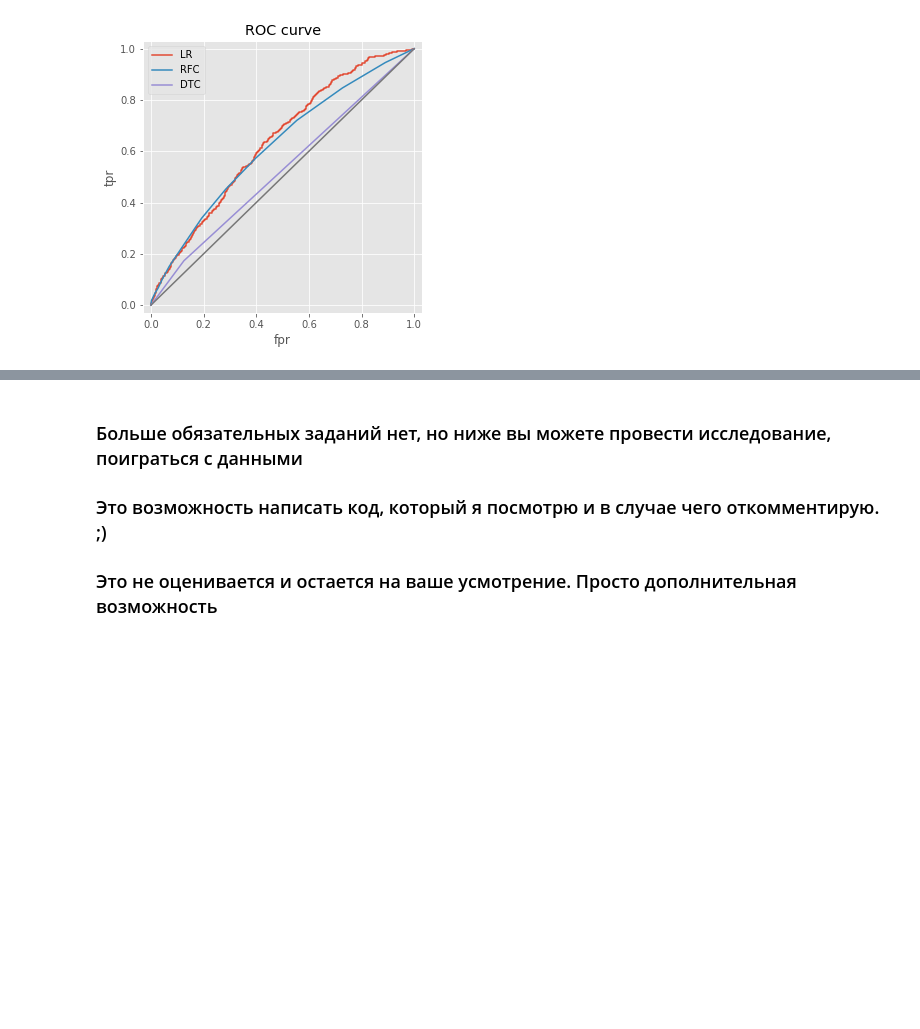
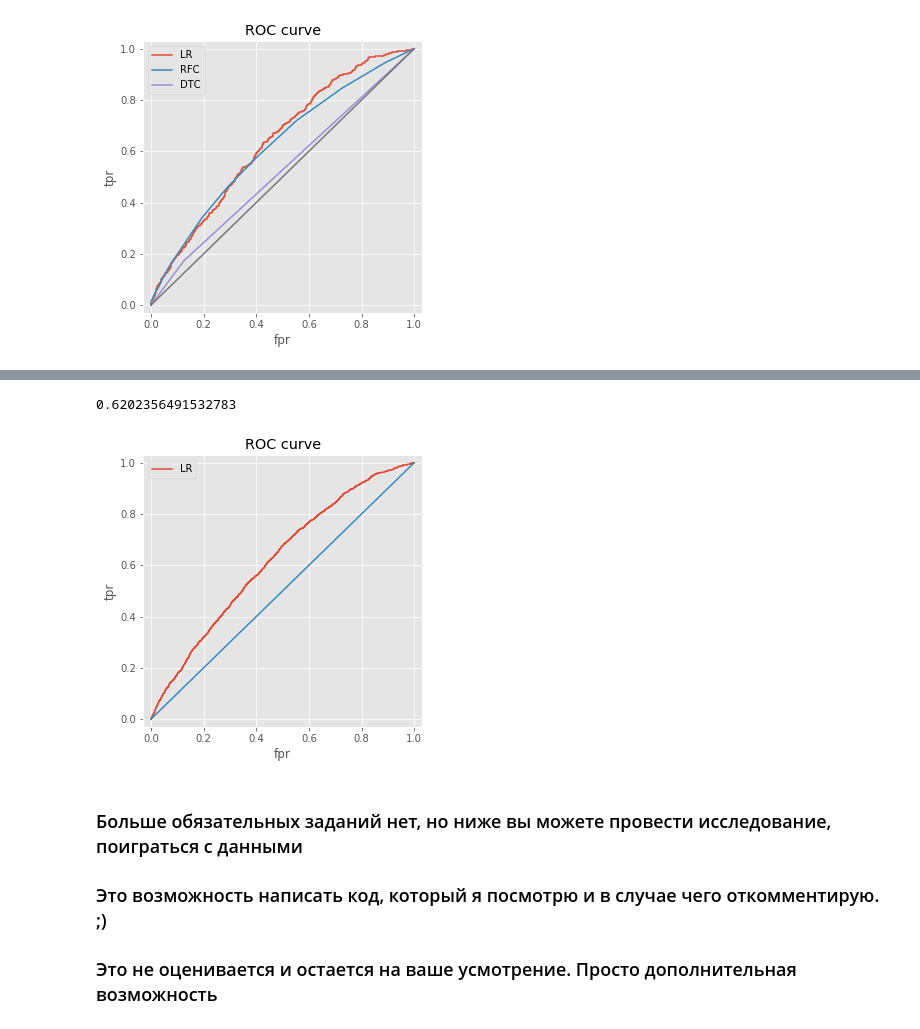
Before and after one commit to asovit/sfml, a Jupyter notebook: hw2-task.ipynb, the cells around one changed output, grey strips where cells are left out. Drawn from its saved outputs; the diff is of its cells as text; code cells hidden in the pictures; blank space fills up the shorter version.

```diff
--- a/hw2-task.ipynb
+++ b/hw2-task.ipynb
@@ -437,5 +434,5 @@ array([0.56665334, 0.59055171, 0.57356608, 0.51649893, 0.54876202,
 # %%
 # Взять лучшую модель и сделать предсказания (с вероятностями (!!!)) для test выборки
 
-predict =
-## Your Code Here
+test_predict_LR = model_LR.predict(X_test)
+test_predict_proba_LR = model_LR.predict_proba(X_test)
@@ -447,3 +439,26 @@ predict =
+# %%
+# Померить roc_auc на тесте
+# Вывести текстом и на графике =)
+
+test_fpr_LR, test_tpr_LR, thresholds = roc_curve(Y_test, test_predict_proba_LR[:,1])
+
+plt.figure(figsize=(5, 5), )
+
+plt.plot(test_fpr_LR, test_tpr_LR, label='LR')
+plt.legend()
+
+plt.plot([0, 1], [0, 1])
+plt.ylabel('tpr')
+plt.xlabel('fpr')
+plt.grid(True)
+plt.title('ROC curve')
+plt.xlim((-0.03, 1.03))
+plt.ylim((-0.03, 1.03))
+
+roc_auc_score(Y_test, test_predict_proba_LR[:,1])
+# %% [output]
+0.6202356491532783
+[figure, added]
 # %% [markdown]
 ### Больше обязательных заданий нет, но ниже вы можете провести исследование, поиграться с данными
 ### Это возможность написать код, который я посмотрю и в случае чего откомментирую. ;)
```
Also changed, not shown: parts of 4 cells of this notebook.
